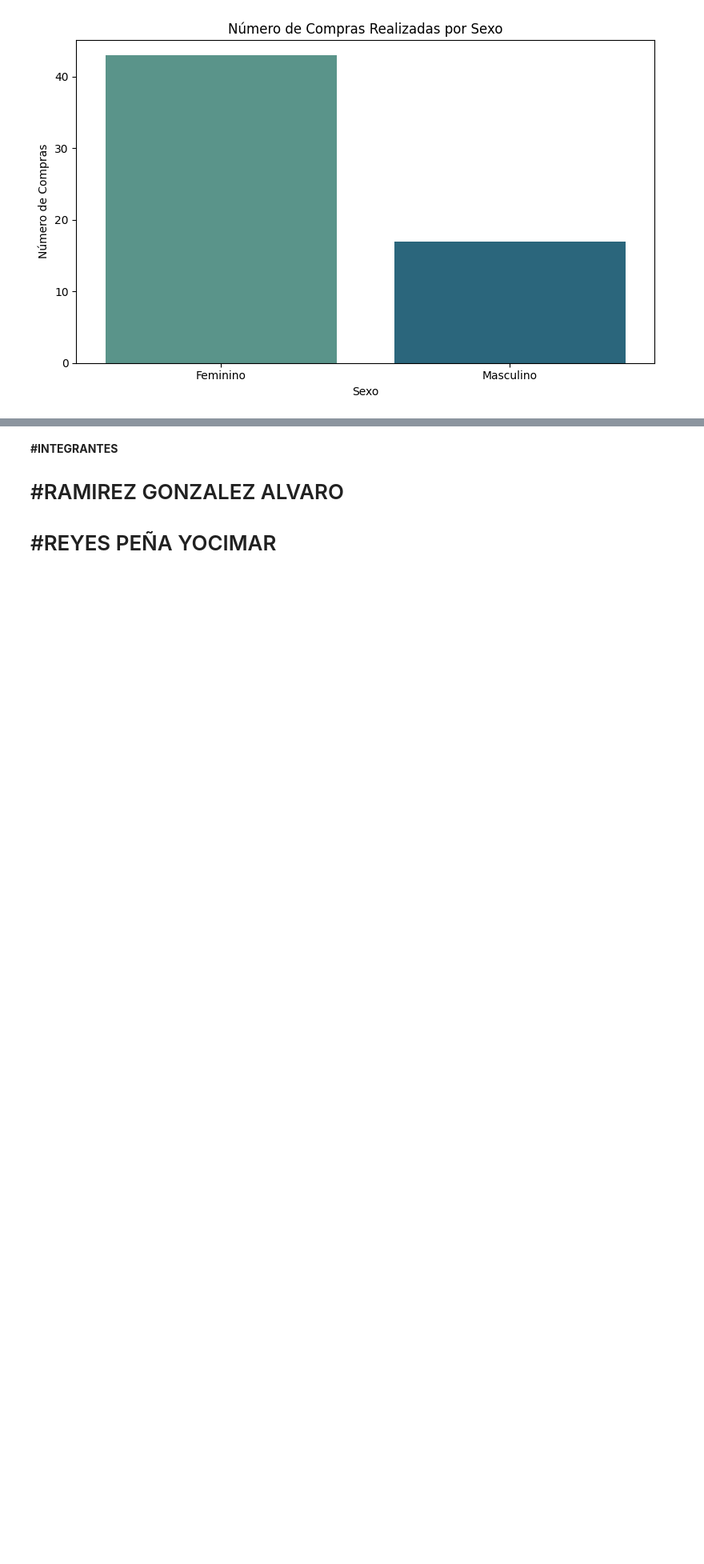
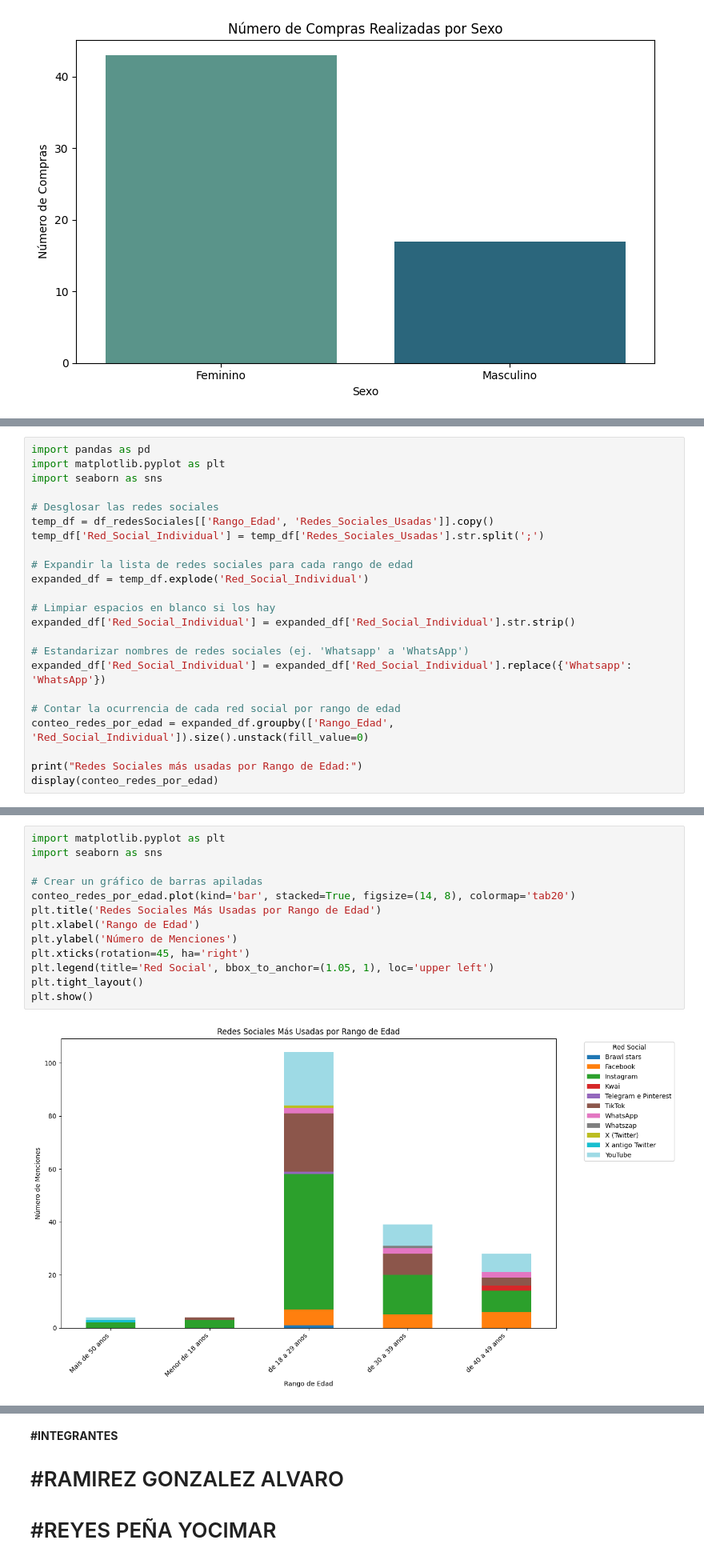
Before and after one commit to AlvaroRg-bot/redessociales, a Jupyter notebook: analisisredessociales.ipynb, the cells around one changed output, grey strips where cells are left out. Shown at 80% size. Saved outputs shown, nothing was run; the diff lists cells and outputs as text; blank space fills up the shorter version.

```diff
--- a/analisisredessociales.ipynb
+++ b/analisisredessociales.ipynb
@@ -476,0 +553,23 @@ Passing `palette` without assigning `hue` is deprecated and will be removed in v
+# %%
+import pandas as pd
+import matplotlib.pyplot as plt
+import seaborn as sns
+
+# Desglosar las redes sociales
+temp_df = df_redesSociales[['Rango_Edad', 'Redes_Sociales_Usadas']].copy()
+temp_df['Red_Social_Individual'] = temp_df['Redes_Sociales_Usadas'].str.split(';')
+
+# Expandir la lista de redes sociales para cada rango de edad
+expanded_df = temp_df.explode('Red_Social_Individual')
+
+# Limpiar espacios en blanco si los hay
+expanded_df['Red_Social_Individual'] = expanded_df['Red_Social_Individual'].str.strip()
+
+# Estandarizar nombres de redes sociales (ej. 'Whatsapp' a 'WhatsApp')
+expanded_df['Red_Social_Individual'] = expanded_df['Red_Social_Individual'].replace({'Whatsapp': 'WhatsApp'})
+
+# Contar la ocurrencia de cada red social por rango de edad
+conteo_redes_por_edad = expanded_df.groupby(['Rango_Edad', 'Red_Social_Individual']).size().unstack(fill_value=0)
+
+print("Redes Sociales más usadas por Rango de Edad:")
+display(conteo_redes_por_edad)
@@ -476,0 +587,15 @@ Passing `palette` without assigning `hue` is deprecated and will be removed in v
+# %%
+import matplotlib.pyplot as plt
+import seaborn as sns
+
+# Crear un gráfico de barras apiladas
+conteo_redes_por_edad.plot(kind='bar', stacked=True, figsize=(14, 8), colormap='tab20')
+plt.title('Redes Sociales Más Usadas por Rango de Edad')
+plt.xlabel('Rango de Edad')
+plt.ylabel('Número de Menciones')
+plt.xticks(rotation=45, ha='right')
+plt.legend(title='Red Social', bbox_to_anchor=(1.05, 1), loc='upper left')
+plt.tight_layout()
+plt.show()
+# %% [output]
+[figure, added]
```
Also changed, not shown: parts of 16 cells of this notebook.
